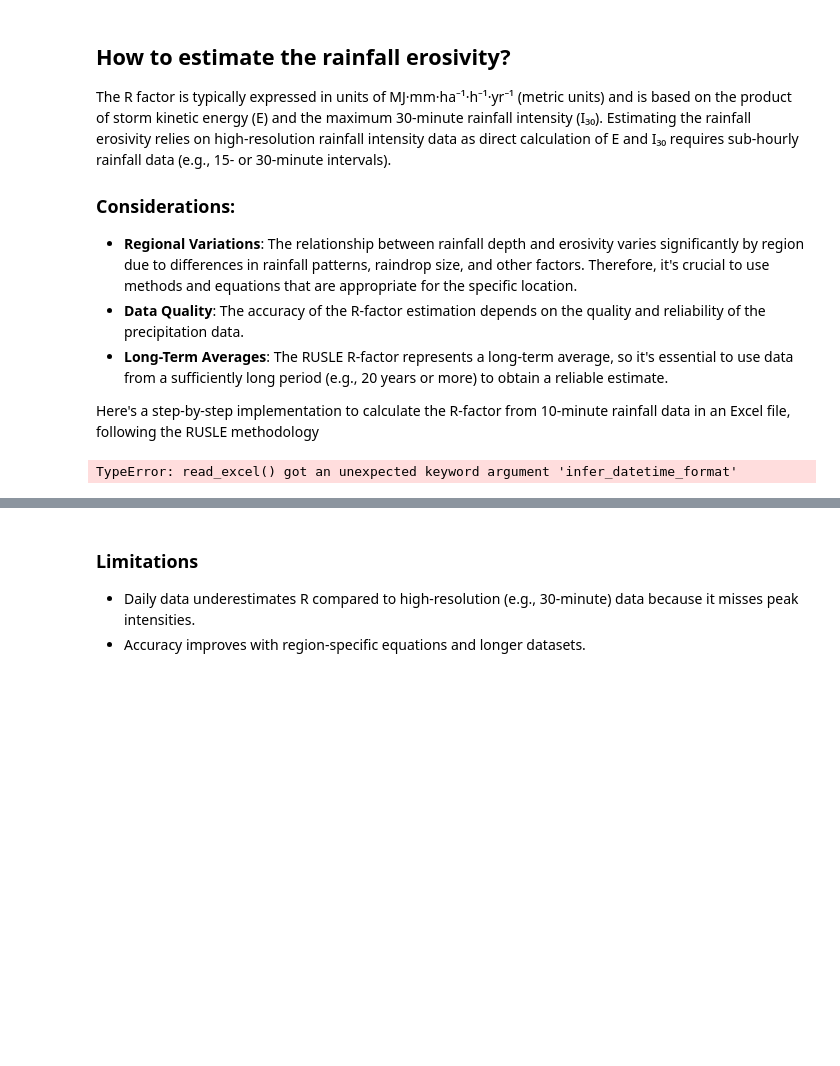
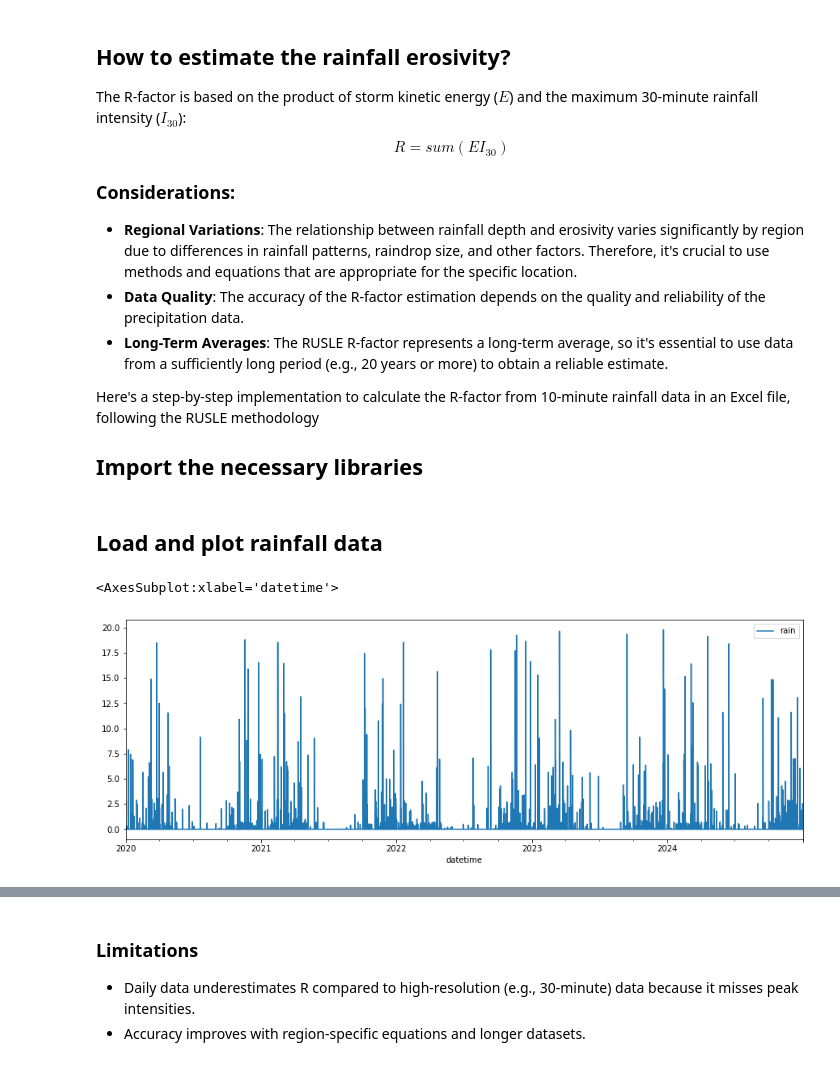
Before and after one commit to iMPACT-erosion/iMPACT-erosion, a Jupyter notebook: iMPACT-Start/5.Rainfall_erosivity.ipynb, the cells around one changed output, grey strips where cells are left out. Drawn from its saved outputs; the diff is of its cells as text; code cells hidden in the pictures; blank space fills up the shorter version.

Commit message:
Rainfall erosivity Notebook improved

```diff
--- a/iMPACT-Start/5.Rainfall_erosivity.ipynb
+++ b/iMPACT-Start/5.Rainfall_erosivity.ipynb
@@ -4,6 +6,10 @@ The rainfall erosivity is the erosive force of rainfall.
 # %% [markdown]
 ## How to estimate the rainfall erosivity?
-The R factor is typically expressed in units of MJ·mm·ha⁻¹·h⁻¹·yr⁻¹ (metric units) and is based on the product of storm kinetic energy (E) and the maximum 30-minute rainfall intensity (I₃₀). Estimating the rainfall erosivity relies on high-resolution rainfall intensity data as direct calculation of E and I₃₀ requires sub-hourly rainfall data (e.g., 15- or 30-minute intervals).
+The R-factor is based on the product of storm kinetic energy ($E$) and the maximum 30-minute rainfall intensity ($I_{30}$):
+
+$$
+R = sum (E I_{30})
+$$
 
 ### Considerations:
 - **Regional Variations**: The relationship between rainfall depth and erosivity varies significantly by region due to differences in rainfall patterns, raindrop size, and other factors. Therefore, it's crucial to use methods and equations that are appropriate for the specific location.
@@ -11,62 +17,5 @@ The R factor is typically expressed in units of MJ·mm·ha⁻¹·h⁻¹·yr⁻¹
 - **Long-Term Averages**: The RUSLE R-factor represents a long-term average, so it's essential to use data from a sufficiently long period (e.g., 20 years or more) to obtain a reliable estimate.
 
 Here's a step-by-step implementation to calculate the R-factor from 10-minute rainfall data in an Excel file, following the RUSLE methodology
+
+## Import the necessary libraries
-# %%
-import pandas as pd
-import numpy as np
-
-# Replace with your file path
-file_path = 'rainfall_data.xlsx'
-
-# Read data with explicit column names
-rainfall_data = pd.read_excel(
-    file_path,
-    usecols=['Date', 'Time', 'Rainfall'],  # Ensure columns match your Excel file
-    parse_dates={'DateTime': ['Date', 'Time']},  # Combine date/time
-    infer_datetime_format=True)
-
-# Sort by time and remove rows with missing rainfall
-rainfall_data = rainfall_data.sort_values('DateTime').dropna(subset=['Rainfall'])
-
-# Criteria to Identify rain Events: Events separated by ≥ time_between_events with rainfall > rain_threshold
-time_between_events = 1 # hours
-rain_threshold = 1 # mm
-rainfall_data['TimeDiff'] = rainfall_data['DateTime'].diff().dt.total_seconds() / 3600
-rainfall_data['Event'] = (rainfall_data['TimeDiff'] > time_between_events) | (rainfall_data['Rainfall_mm'] >= rain_threshold)
-rainfall_data['Event'] = rainfall_data['Event'].cumsum()  # Assign event IDs
-
-# Calculate EI30 for Each Event
-def calculate_ei30(event_group):
-    # Kinetic energy calculation
-    event_group['I10'] = event_group['Rainfall_mm'] / (10/60)  # mm/h (10-min intensity)
-    event_group['Kinetic_Energy'] = 0.119 + 0.0873 * np.log(event_group['I10'].replace(0, np.nan))
-    event_group['Energy'] = event_group['Kinetic_Energy'] * event_group['Rainfall_mm']
-
-    # Max 30-min intensity (3 consecutive 10-min intervals)
-    event_group['I30'] = event_group['I10'].rolling(3, min_periods=1).sum().max()
-
-    # Total energy for the event
-    total_energy = event_group['Energy'].sum()
-
-    return total_energy * event_group['I30'].max()
-
-# Apply to all events
-erosive_events = rainfall_data.groupby('Event').apply(calculate_ei30).rename('EI30')
-
-# Identify Erosive Events
-# Apply threshold: Total rainfall ≥ erosive_threshold per event
-erosive_threshold = 10 # mm
-event_totals = rainfall_data.groupby('Event')['Rainfall_mm'].sum()
-valid_events = event_totals[event_totals >= erosive_threshold].index
-erosive_events = erosive_events[erosive_events.index.isin(valid_events)]
-
-# Compute the R-factor
-# Sum EI30 values annually
-rainfall_data['Year'] = rainfall_data['DateTime'].dt.year
-annual_r_factor = erosive_events.groupby(rainfall_data['Year']).sum()
-
-# Average over years
-mean_annual_r = annual_r_factor.mean()
-print(f"Mean Annual R-Factor: {mean_annual_r:.2f} MJ·mm·ha⁻¹·h⁻¹·yr⁻¹")
-# %% [output]
-TypeError: read_excel() got an unexpected keyword argument 'infer_datetime_format'
@@ -72,0 +26,12 @@ TypeError: read_excel() got an unexpected keyword argument 'infer_datetime_forma
+# %% [markdown]
+## Load and plot rainfall data
+# %%
+# Load example data (temporal resoluction = 10 minutes)
+file_path = '../Case_studies/Example_10min_rainfall_data_2020_2024.xlsx'
+rainfall_data = pd.read_excel(file_path, parse_dates=['datetime'], index_col='datetime')
+rainfall_data = rainfall_data.dropna(subset=['rain'])
+# Plot data
+rainfall_data.plot(y='rain',figsize=(15, 5))
+# %% [output]
+<AxesSubplot:xlabel='datetime'>
+[figure, added]
```
Also changed, not shown: parts of 7 cells of this notebook, 1 other file.
